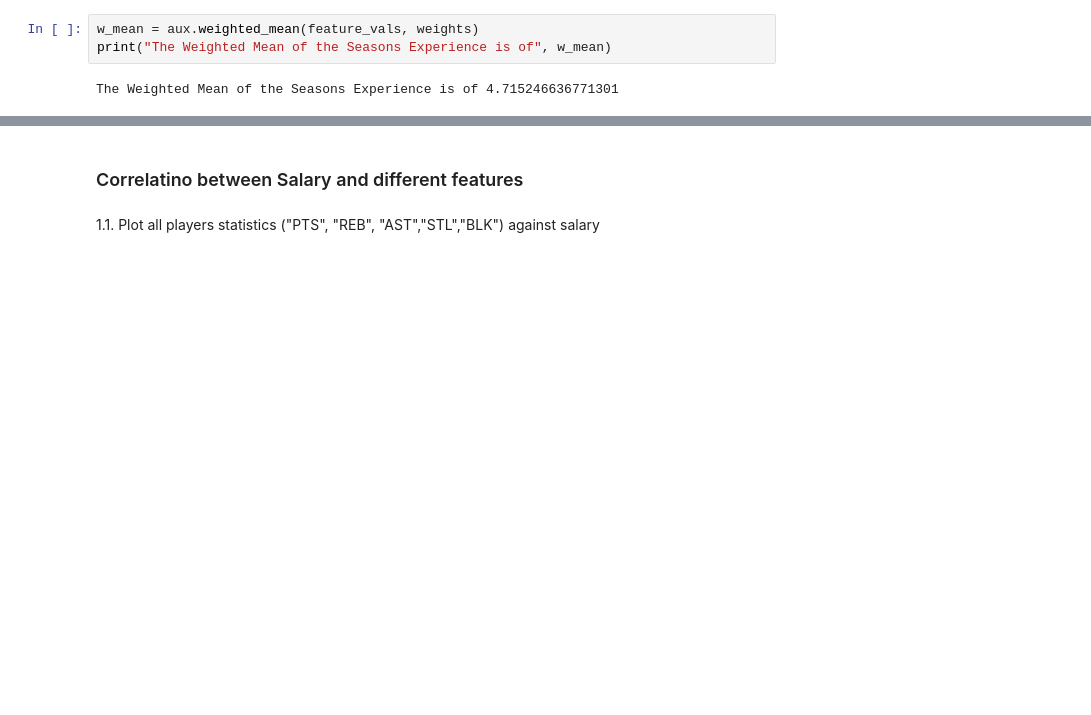
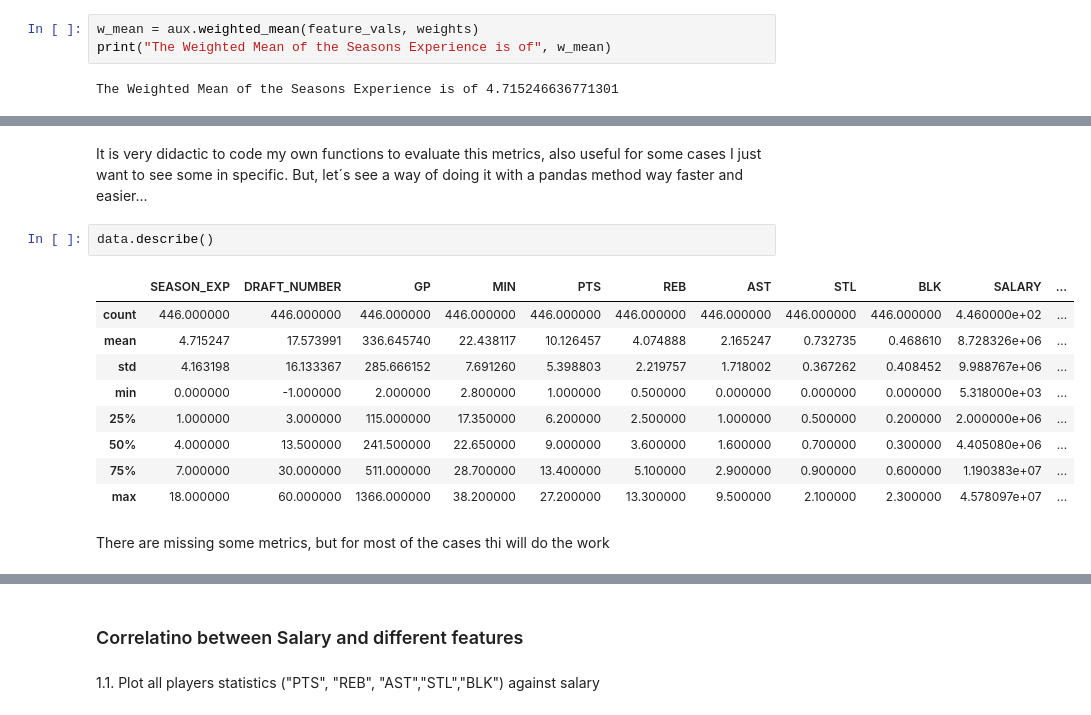
Before and after one commit to santiagoromero20/NBAPredictions, a Jupyter notebook: NBAPredictions.ipynb, the cells around one changed output, grey strips where cells are left out. Cells and saved outputs as stored; diff of their text form; blank space fills up the shorter version.

```diff
--- a/NBAPredictions.ipynb
+++ b/NBAPredictions.ipynb
@@ -220,0 +352,17 @@ The Weighted Mean of the Seasons Experience is of 4.715246636771301
+# %% [markdown]
+It is very didactic to code my own functions to evaluate this metrics, also useful for some cases I just want to see some in specific.
+But, let´s see a way of doing it with a pandas method way faster and easier...
+# %%
+data.describe()
+# %% [output]
+|  | SEASON_EXP | DRAFT_NUMBER | GP | MIN | PTS | REB | AST | STL | BLK | SALARY | ... |
+| count | 446.000000 | 446.000000 | 446.000000 | 446.000000 | 446.000000 | 446.000000 | 446.000000 | 446.000000 | 446.000000 | 4.460000e+02 | ... |
+| mean | 4.715247 | 17.573991 | 336.645740 | 22.438117 | 10.126457 | 4.074888 | 2.165247 | 0.732735 | 0.468610 | 8.728326e+06 | ... |
+| std | 4.163198 | 16.133367 | 285.666152 | 7.691260 | 5.398803 | 2.219757 | 1.718002 | 0.367262 | 0.408452 | 9.988767e+06 | ... |
+| min | 0.000000 | -1.000000 | 2.000000 | 2.800000 | 1.000000 | 0.500000 | 0.000000 | 0.000000 | 0.000000 | 5.318000e+03 | ... |
+| 25% | 1.000000 | 3.000000 | 115.000000 | 17.350000 | 6.200000 | 2.500000 | 1.000000 | 0.500000 | 0.200000 | 2.000000e+06 | ... |
+| 50% | 4.000000 | 13.500000 | 241.500000 | 22.650000 | 9.000000 | 3.600000 | 1.600000 | 0.700000 | 0.300000 | 4.405080e+06 | ... |
+| 75% | 7.000000 | 30.000000 | 511.000000 | 28.700000 | 13.400000 | 5.100000 | 2.900000 | 0.900000 | 0.600000 | 1.190383e+07 | ... |
+| max | 18.000000 | 60.000000 | 1366.000000 | 38.200000 | 27.200000 | 13.300000 | 9.500000 | 2.100000 | 2.300000 | 4.578097e+07 | ... |
+# %% [markdown]
+There are missing some metrics, but for most of the cases thi will do the work
```
Also changed, not shown: parts of 19 cells of this notebook.
